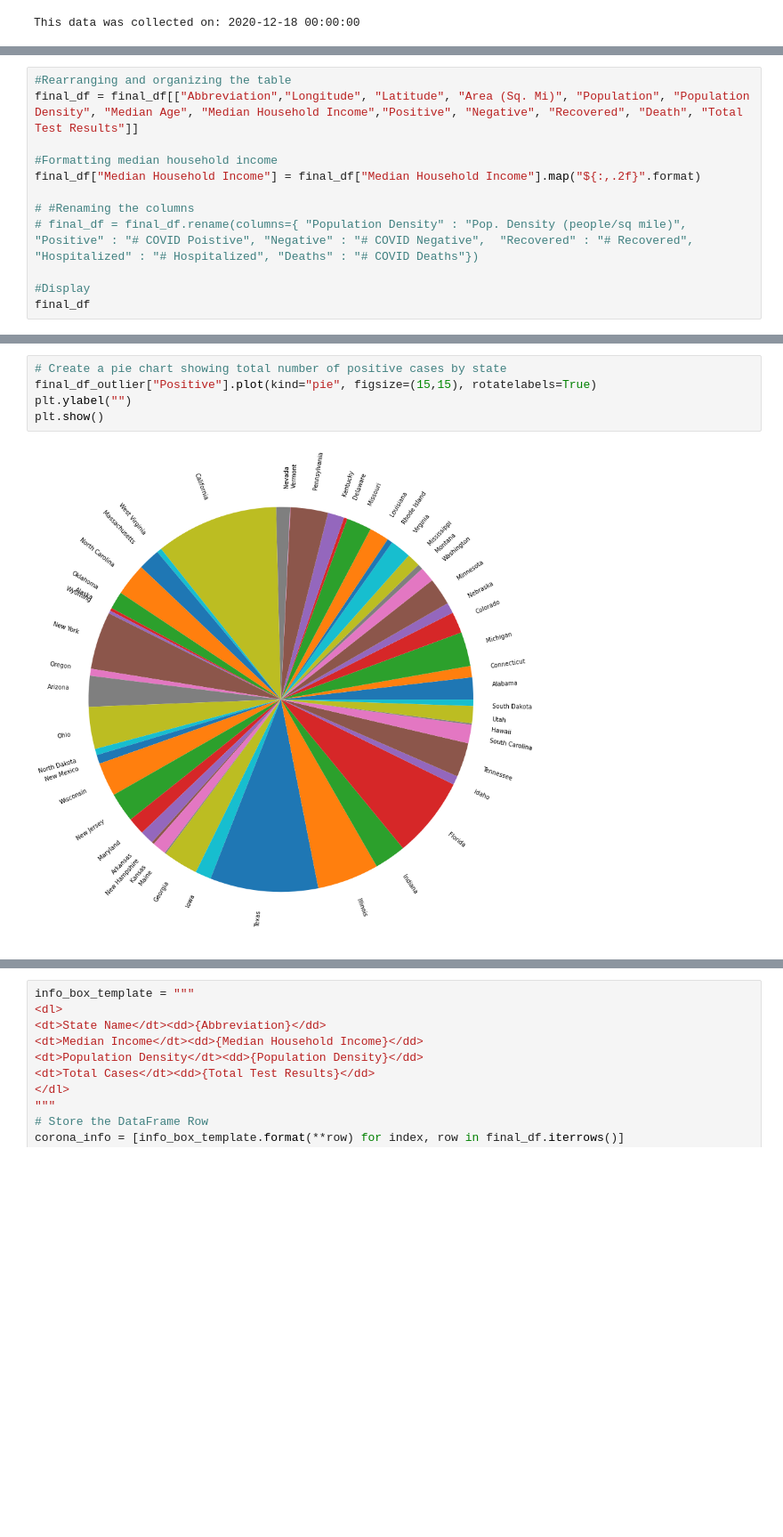
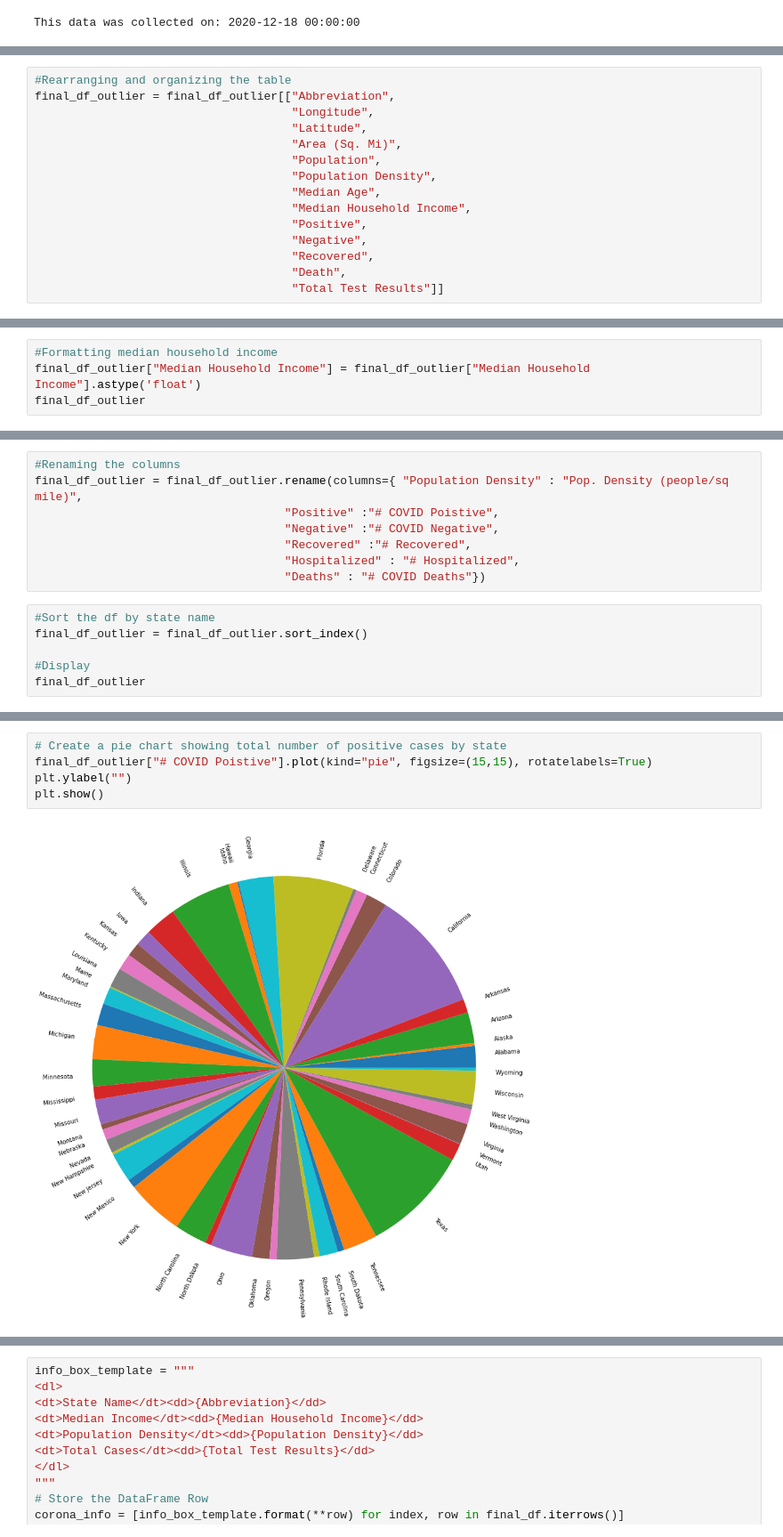
Before and after one commit to lcarbo/US_COVID_Project, a Jupyter notebook: Testing_Script.ipynb, the cells around one changed output, grey strips where cells are left out. Shown: that part at 89% size. Cells and saved outputs as stored; diff of their text form; blank space fills up the shorter version.

```diff
--- a/Testing_Script.ipynb
+++ b/Testing_Script.ipynb
@@ -256,13 +265,16 @@ final_df_outlier
 | South Dakota | SD | 77121 | 1329.0 | 5348.0 | 93772.0 | 264794.0 | 83670.0 | 358566.0 | ... |
 # %%
 #Rearranging and organizing the table
-final_df = final_df[["Abbreviation","Longitude", "Latitude", "Area (Sq. Mi)", "Population", "Population Density", "Median Age", "Median Household Income","Positive", "Negative", "Recovered", "Death", "Total Test Results"]]
-
-#Formatting median household income
-final_df["Median Household Income"] = final_df["Median Household Income"].map("${:,.2f}".format)
-
-# #Renaming the columns
-# final_df = final_df.rename(columns={ "Population Density" : "Pop. Density (people/sq mile)", "Positive" : "# COVID Poistive", "Negative" : "# COVID Negative",  "Recovered" : "# Recovered", "Hospitalized" : "# Hospitalized", "Deaths" : "# COVID Deaths"})
-
-#Display
-final_df
+final_df_outlier = final_df_outlier[["Abbreviation",
+                                     "Longitude",
+                                     "Latitude",
+                                     "Area (Sq. Mi)",
+                                     "Population",
+                                     "Population Density",
+                                     "Median Age",
+                                     "Median Household Income",
+                                     "Positive",
+                                     "Negative",
+                                     "Recovered",
+                                     "Death",
+                                     "Total Test Results"]]
@@ -287,0 +281,4 @@ final_df
+# %%
+#Formatting median household income
+final_df_outlier["Median Household Income"] = final_df_outlier["Median Household Income"].astype('float')
+final_df_outlier
@@ -287,0 +309,14 @@ final_df
+# %%
+#Renaming the columns
+final_df_outlier = final_df_outlier.rename(columns={ "Population Density" : "Pop. Density (people/sq mile)",
+                                    "Positive" :"# COVID Poistive",
+                                    "Negative" :"# COVID Negative",
+                                    "Recovered" :"# Recovered",
+                                    "Hospitalized" : "# Hospitalized",
+                                    "Deaths" : "# COVID Deaths"})
+# %%
+#Sort the df by state name
+final_df_outlier = final_df_outlier.sort_index()
+
+#Display
+final_df_outlier
@@ -288,7 +342,7 @@ final_df
 # %%
 # Create a pie chart showing total number of positive cases by state
-final_df_outlier["Positive"].plot(kind="pie", figsize=(15,15), rotatelabels=True)
+final_df_outlier["# COVID Poistive"].plot(kind="pie", figsize=(15,15), rotatelabels=True)
 plt.ylabel("")
 plt.show()
 # %% [output]
-[figure, old version]
+[figure, new version]
```
Also changed, not shown: parts of 17 cells of this notebook, 1 other file.
